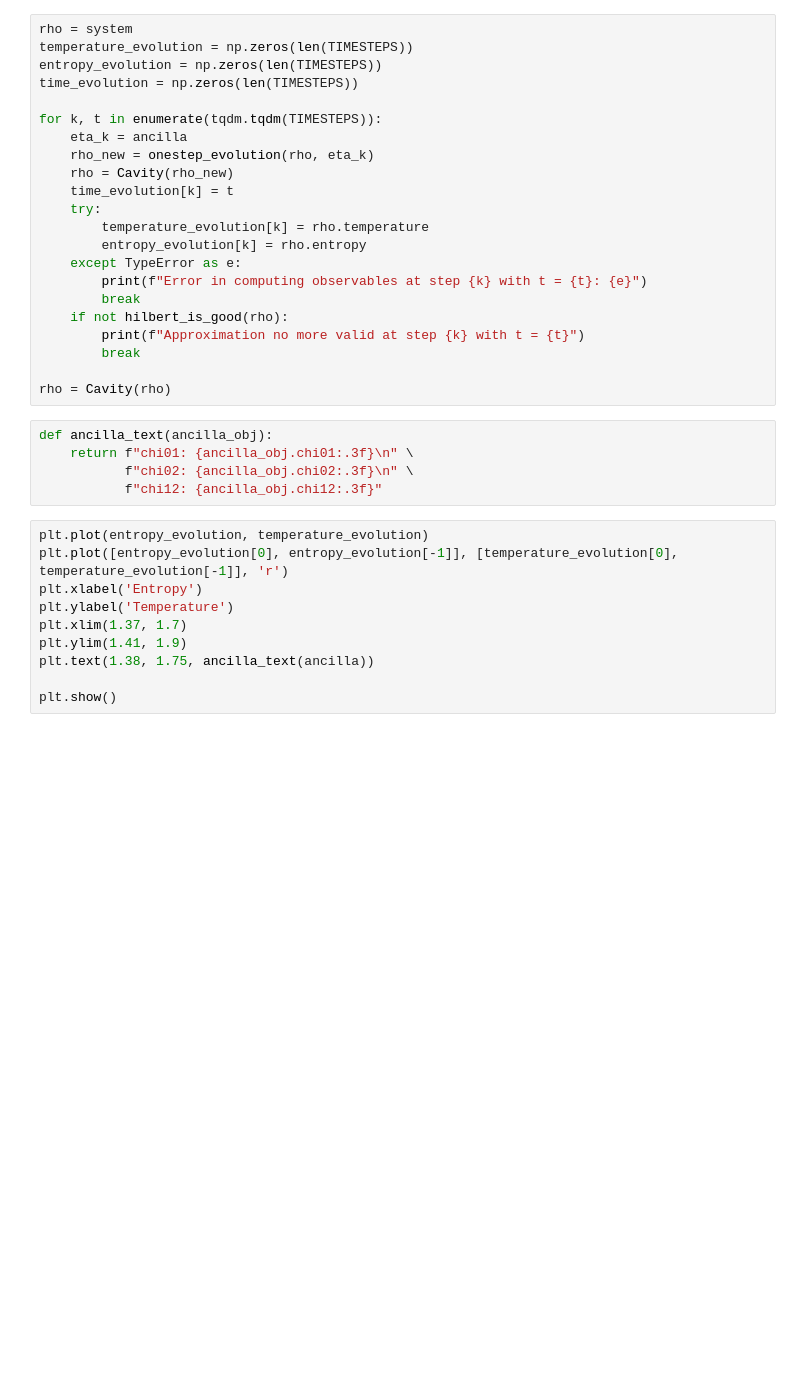
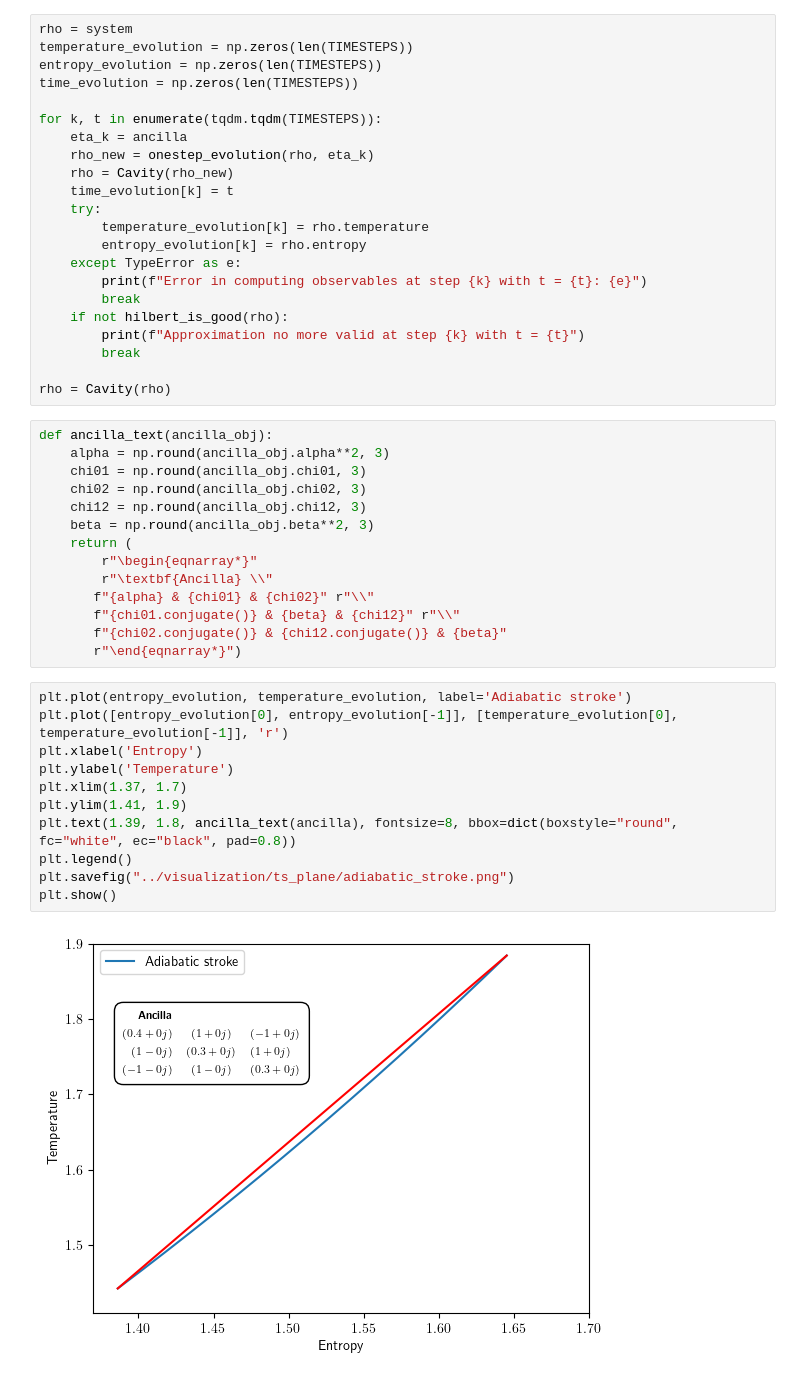
Before and after one commit to fedesss98/phaseonium-thermodynamics, a Jupyter notebook: notebooks/02-thermodynamic-states.ipynb, the cells around one changed output. Cells and saved outputs as stored; diff of their text form; blank space fills up the shorter version.

Commit message:
Plot adiabatic stroke

```diff
--- a/notebooks/02-thermodynamic-states.ipynb
+++ b/notebooks/02-thermodynamic-states.ipynb
@@ -115,18 +115,30 @@ for k, t in enumerate(tqdm.tqdm(TIMESTEPS)):
         break
 
 rho = Cavity(rho)
-# %%
-def ancilla_text(ancilla_obj):
-    return f"chi01: {ancilla_obj.chi01:.3f}\n" \
-           f"chi02: {ancilla_obj.chi02:.3f}\n" \
-           f"chi12: {ancilla_obj.chi12:.3f}"
+# %%
+def ancilla_text(ancilla_obj):
+    alpha = np.round(ancilla_obj.alpha**2, 3)
+    chi01 = np.round(ancilla_obj.chi01, 3)
+    chi02 = np.round(ancilla_obj.chi02, 3)
+    chi12 = np.round(ancilla_obj.chi12, 3)
+    beta = np.round(ancilla_obj.beta**2, 3)
+    return (
+        r"\begin{eqnarray*}"
+        r"\textbf{Ancilla} \\"
+       f"{alpha} & {chi01} & {chi02}" r"\\"
+       f"{chi01.conjugate()} & {beta} & {chi12}" r"\\"
+       f"{chi02.conjugate()} & {chi12.conjugate()} & {beta}"
+       r"\end{eqnarray*}")
 # %%
-plt.plot(entropy_evolution, temperature_evolution)
+plt.plot(entropy_evolution, temperature_evolution, label='Adiabatic stroke')
 plt.plot([entropy_evolution[0], entropy_evolution[-1]], [temperature_evolution[0], temperature_evolution[-1]], 'r')
 plt.xlabel('Entropy')
 plt.ylabel('Temperature')
 plt.xlim(1.37, 1.7)
 plt.ylim(1.41, 1.9)
-plt.text(1.38, 1.75, ancilla_text(ancilla))
-
+plt.text(1.39, 1.8, ancilla_text(ancilla), fontsize=8, bbox=dict(boxstyle="round", fc="white", ec="black", pad=0.8))
+plt.legend()
+plt.savefig("../visualization/ts_plane/adiabatic_stroke.png")
 plt.show()
+# %% [output]
+[figure, added]
```
Also changed, not shown: parts of 1 cell of this notebook.
